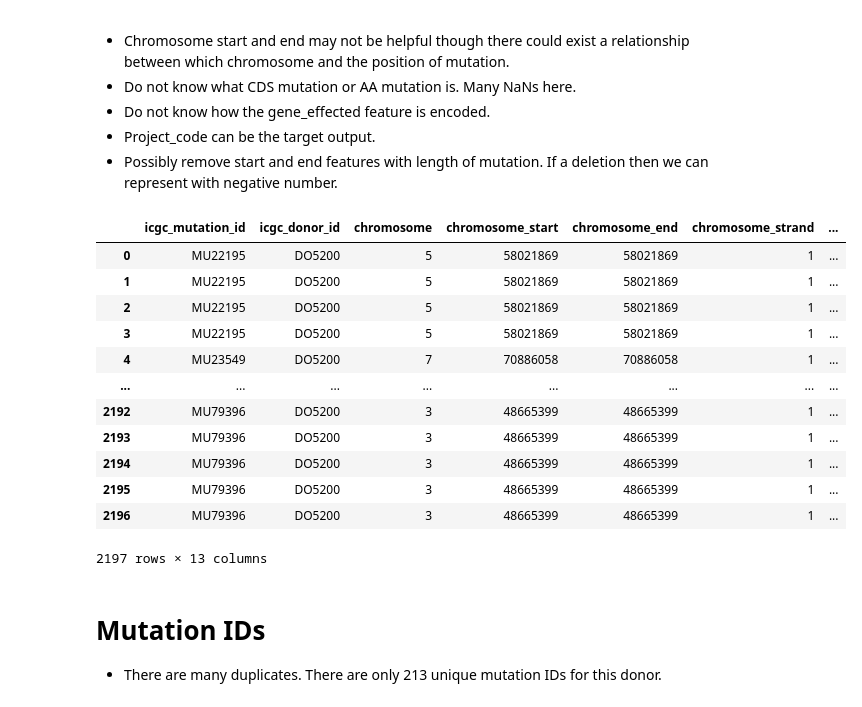
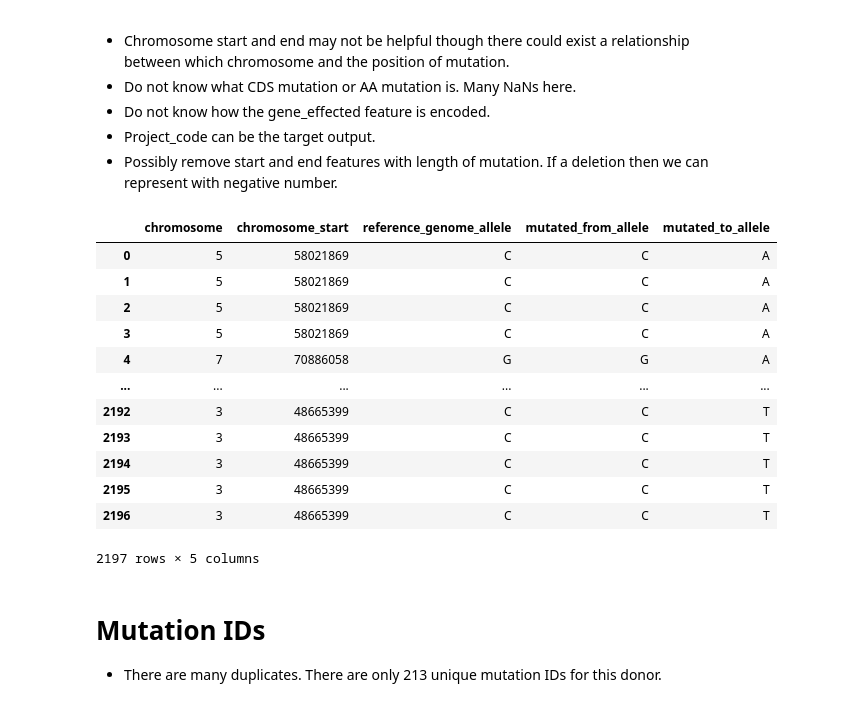
Before and after one commit to nimuh/cancer-dl, a Jupyter notebook: EDA.ipynb, the cells around one changed output. Drawn from its saved outputs; the diff is of its cells as text; code cells hidden in the pictures.

```diff
--- a/EDA.ipynb
+++ b/EDA.ipynb
@@ -223,36 +317,47 @@ Index(['icgc_mutation_id', 'icgc_donor_id', 'project_code', 'icgc_specimen_id',
 # %%
 # Choice of features here is due to quick look at the columns.
 # Change as you see fit.
 
 features = ['icgc_mutation_id',
             'icgc_donor_id',
+            'icgc_sample_id',
+            'matched_icgc_sample_id',
+            'submitted_sample_id',
+            'submitted_matched_sample_id',
             'chromosome',
             'chromosome_start',
             'chromosome_end',
             'chromosome_strand',
             'reference_genome_allele',
             'mutated_from_allele',
             'mutated_to_allele',
             'consequence_type',
             'gene_affected',
             'total_read_count',
             'project_code']
 
-df[features]
+np.unique(df[features].chromosome_strand)
+df[features][['chromosome',
+              'chromosome_start',
+              'reference_genome_allele',
+              'mutated_from_allele',
+              'mutated_to_allele']]
+
+# why would donor have two submitted samples or more?
 # %% [output]
-|  | icgc_mutation_id | icgc_donor_id | chromosome | chromosome_start | chromosome_end | chromosome_strand | ... |
-| 0 | MU22195 | DO5200 | 5 | 58021869 | 58021869 | 1 | ... |
-| 1 | MU22195 | DO5200 | 5 | 58021869 | 58021869 | 1 | ... |
-| 2 | MU22195 | DO5200 | 5 | 58021869 | 58021869 | 1 | ... |
-| 3 | MU22195 | DO5200 | 5 | 58021869 | 58021869 | 1 | ... |
-| 4 | MU23549 | DO5200 | 7 | 70886058 | 70886058 | 1 | ... |
-| ... | ... | ... | ... | ... | ... | ... | ... |
-| 2192 | MU79396 | DO5200 | 3 | 48665399 | 48665399 | 1 | ... |
-| 2193 | MU79396 | DO5200 | 3 | 48665399 | 48665399 | 1 | ... |
-| 2194 | MU79396 | DO5200 | 3 | 48665399 | 48665399 | 1 | ... |
-| 2195 | MU79396 | DO5200 | 3 | 48665399 | 48665399 | 1 | ... |
-| 2196 | MU79396 | DO5200 | 3 | 48665399 | 48665399 | 1 | ... |
+|  | chromosome | chromosome_start | reference_genome_allele | mutated_from_allele | mutated_to_allele |
+| 0 | 5 | 58021869 | C | C | A |
+| 1 | 5 | 58021869 | C | C | A |
+| 2 | 5 | 58021869 | C | C | A |
+| 3 | 5 | 58021869 | C | C | A |
+| 4 | 7 | 70886058 | G | G | A |
+| ... | ... | ... | ... | ... | ... |
+| 2192 | 3 | 48665399 | C | C | T |
+| 2193 | 3 | 48665399 | C | C | T |
+| 2194 | 3 | 48665399 | C | C | T |
+| 2195 | 3 | 48665399 | C | C | T |
+| 2196 | 3 | 48665399 | C | C | T |
-2197 rows × 13 columns
+2197 rows × 5 columns
 # %% [markdown]
 # Mutation IDs
 - There are many duplicates. There are only 213 unique mutation IDs for this donor.
```
Also changed, not shown: parts of 15 cells of this notebook.
